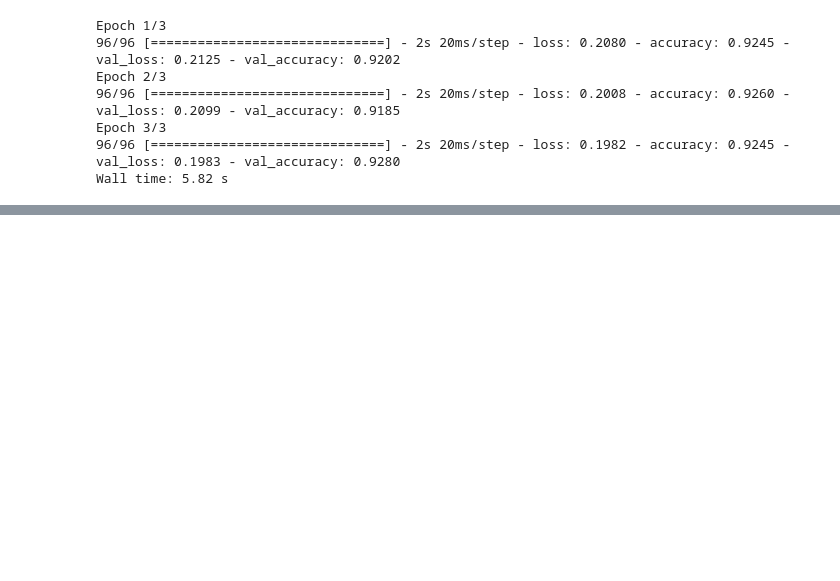
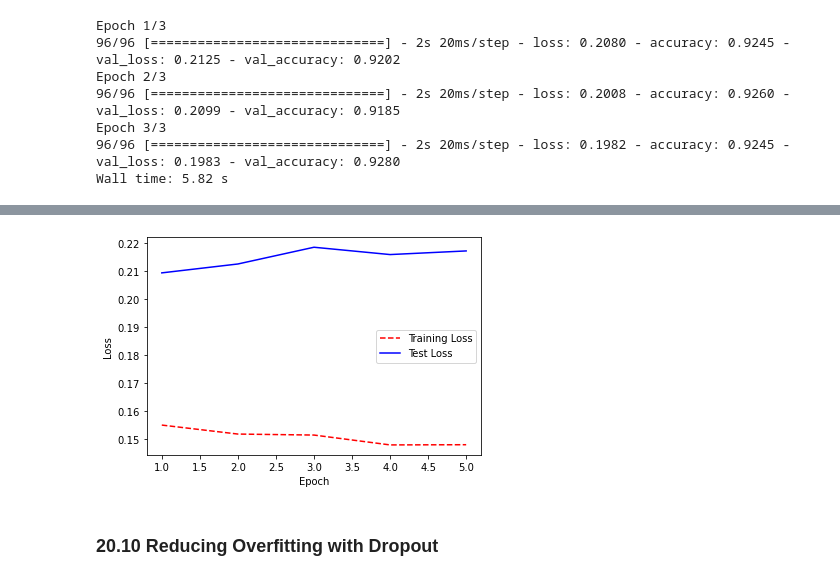
Before and after one commit to ScottBreitbach/DSC550, a Jupyter notebook: FinalProject/M5_test2.ipynb, the cells around one changed output, grey strips where cells are left out. Drawn from its saved outputs; the diff is of its cells as text; code cells hidden in the pictures; blank space fills up the shorter version.

```diff
--- a/FinalProject/M5_test2.ipynb
+++ b/FinalProject/M5_test2.ipynb
@@ -327,0 +389,14 @@ Wall time: 5.82 s
+# %%
+# Set callback functions to early stop training and save the best model so far
+callbacks = [EarlyStopping(monitor="val_loss", patience=4),
+             ModelCheckpoint(filepath="best_model.h5",
+                             monitor="val_loss",
+                             save_best_only=True)]
+
+# Train neural network
+history = network.fit(X_train, cat_y_train,
+                      epochs=15,
+                      callbacks=callbacks,
+                      verbose=1,
+                      batch_size=5,
+                      validation_data=(X_test, cat_y_test))
@@ -327,0 +414,19 @@ Wall time: 5.82 s
+# %%
+# Get training and test loss histories
+training_loss = history.history["loss"]
+test_loss = history.history["val_loss"]
+
+# Create count of the number of epochs
+epoch_count = range(1, len(training_loss) + 1)
+
+# Visualize loss history
+plt.plot(epoch_count, training_loss, "r--")
+plt.plot(epoch_count, test_loss, "b-")
+plt.legend(["Training Loss", "Test Loss"])
+plt.xlabel("Epoch")
+plt.ylabel("Loss")
+plt.show();
+# %% [output]
+[figure, added]
+# %% [markdown]
+### 20.10 Reducing Overfitting with Dropout
```
Also changed, not shown: parts of 33 cells of this notebook, 2 other files.
